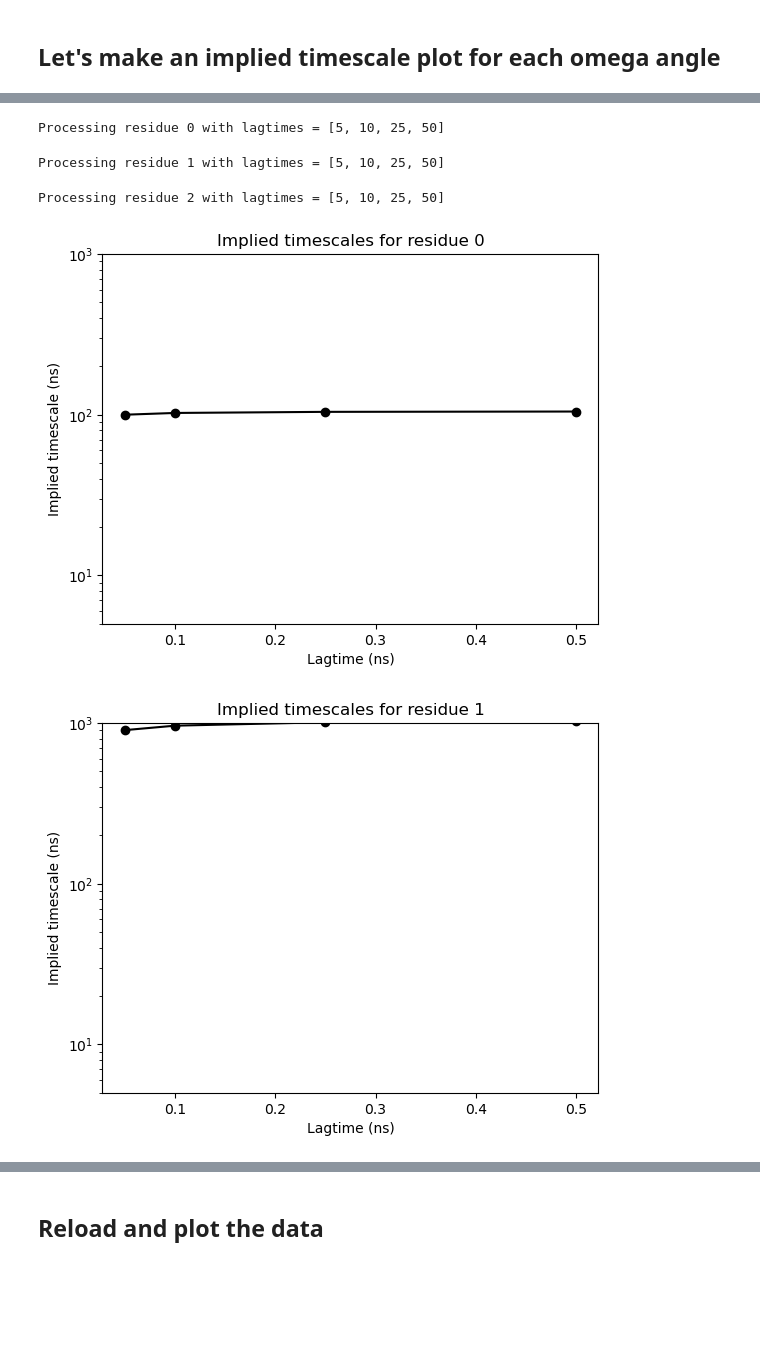
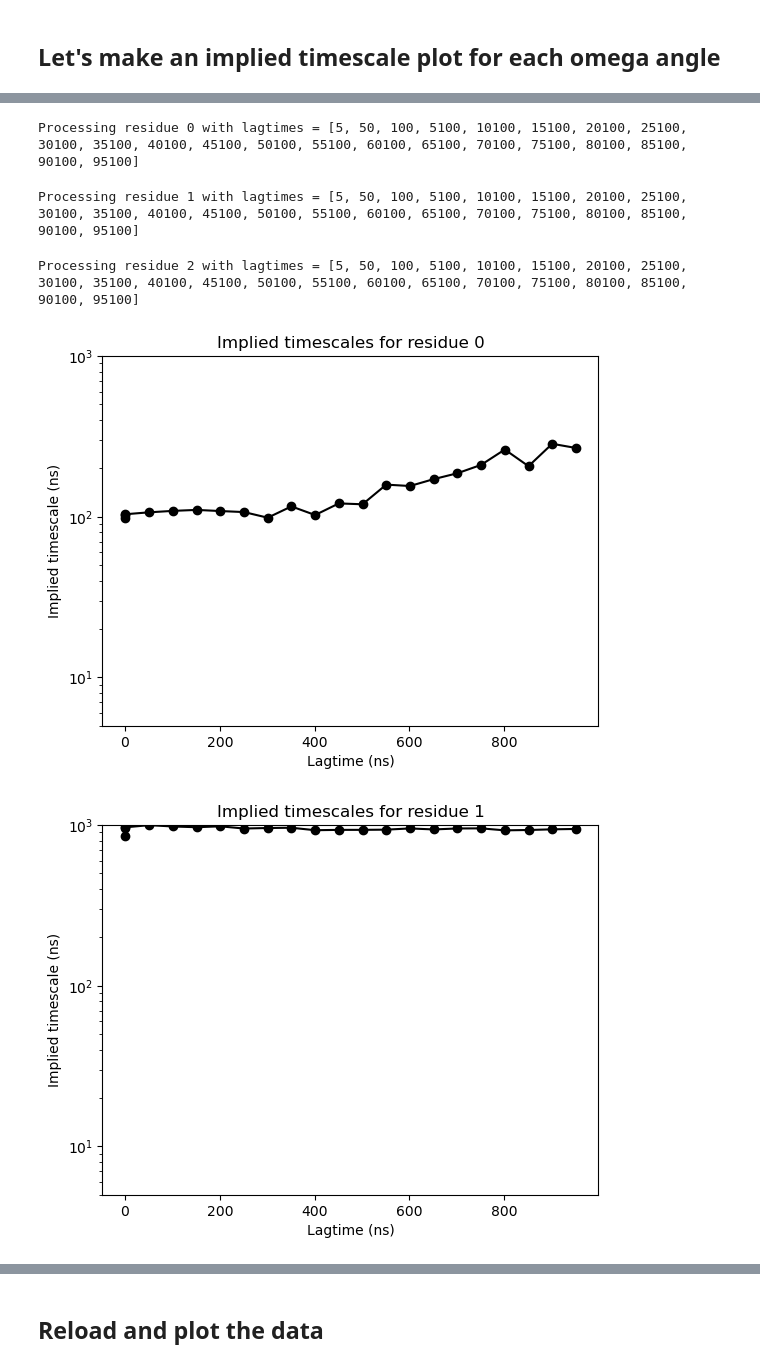
Before and after one commit to starwingc/peptoid_ESM, a Jupyter notebook: Plain_MD/analysis/transition_matrix_res.ipynb, the cells around one changed output, grey strips where cells are left out. Cells and saved outputs as stored; diff of their text form; code cells hidden in the pictures; blank space fills up the shorter version.

```diff
--- a/Plain_MD/analysis/transition_matrix_res.ipynb
+++ b/Plain_MD/analysis/transition_matrix_res.ipynb
@@ -244,10 +242,12 @@ step_to_plot = np.arange(1, 150000)  # Corrected step range
 dt_in_ns = 0.01 # 10 ps to 1 ns
 
 for i in range(40, 45):
+    plt.figure(figsize=(4, 3))  # new figure for each trajectory
     print(traj[i].shape)
     plt.plot(step_to_plot * dt_in_ns, traj[i][step_to_plot, 0], label='res0')  # X component
     plt.plot(step_to_plot * dt_in_ns, traj[i][step_to_plot, 1], label='res1')  # Y component
     plt.plot(step_to_plot * dt_in_ns, traj[i][step_to_plot, 2], label='res2')  # Z component
+
 
     plt.xlabel("ns")
     plt.ylabel("Trans (1) / Cis (0)")
@@ -272,13 +272,15 @@ from tqdm import tqdm
 
 dt_in_ns = 0.01
 residues = [0, 1, 2]
+#residues = [0]
 
 n_result = len(all_omega)  # Ensure all_omega is defined
 n_trajs = traj  # Ensure traj is defined
 
 num_states = 2
-lagtimes = [5, 10, 25, 50]
-cluster_size = 742
+#lagtimes = [5]
+lagtimes = [5, 50] + list(range(100, 100000, 5000))
+cluster_size = 80
 
 # Store results with proper shape: (n_residues, n_lagtimes)
 pi_all_means = []
@@ -305,35 +307,35 @@ for residue in residues:
     # Append per-residue results
     pi_all_means.append(pi_means_res)
     pi_all_stds.append(pi_stds_res)
     t2_all_means.append(t2_means_res)
     t2_all_stds.append(t2_stds_res)
 
 # Convert to NumPy arrays for easier indexing
 pi_all_means = np.array(pi_all_means)  # Shape: (n_residues, n_lagtimes)
 pi_all_stds = np.array(pi_all_stds)
 t2_all_means = np.array(t2_all_means)
 t2_all_stds = np.array(t2_all_stds)
 
 lagtimes_ns = np.array(lagtimes) * dt_in_ns
 
 # Plotting
 for i, residue in enumerate(residues):
     plt.figure()
     plt.plot(lagtimes_ns, t2_all_means[i] * dt_in_ns, 'ko-')
     plt.fill_between(lagtimes_ns,
                      (t2_all_means[i] + t2_all_stds[i]) * dt_in_ns,
                      (t2_all_means[i] - t2_all_stds[i]) * dt_in_ns,
                      alpha=0.2)
     plt.xlabel('Lagtime (ns)')
     plt.ylabel('Implied timescale (ns)')
     plt.ylim(5, 1000)
     plt.yscale('log')
     plt.title(f'Implied timescales for residue {residue}')
     plt.savefig(f"autocoorel_data/implied_timescale_res{residue}.png")
     plt.show()
 # %% [output]
-Processing residue 0 with lagtimes = [5, 10, 25, 50]
+Processing residue 0 with lagtimes = [5, 50, 100, 5100, 10100, 15100, 20100, 25100, 30100, 35100, 40100, 45100, 50100, 55100, 60100, 65100, 70100, 75100, 80100, 85100, 90100, 95100]
-Processing residue 1 with lagtimes = [5, 10, 25, 50]
+Processing residue 1 with lagtimes = [5, 50, 100, 5100, 10100, 15100, 20100, 25100, 30100, 35100, 40100, 45100, 50100, 55100, 60100, 65100, 70100, 75100, 80100, 85100, 90100, 95100]
-Processing residue 2 with lagtimes = [5, 10, 25, 50]
+Processing residue 2 with lagtimes = [5, 50, 100, 5100, 10100, 15100, 20100, 25100, 30100, 35100, 40100, 45100, 50100, 55100, 60100, 65100, 70100, 75100, 80100, 85100, 90100, 95100]
-[figure, old version]
+[figure, new version]
-[figure, old version]
+[figure, new version]
```
Also changed, not shown: parts of 18 cells of this notebook, 4 other files.
